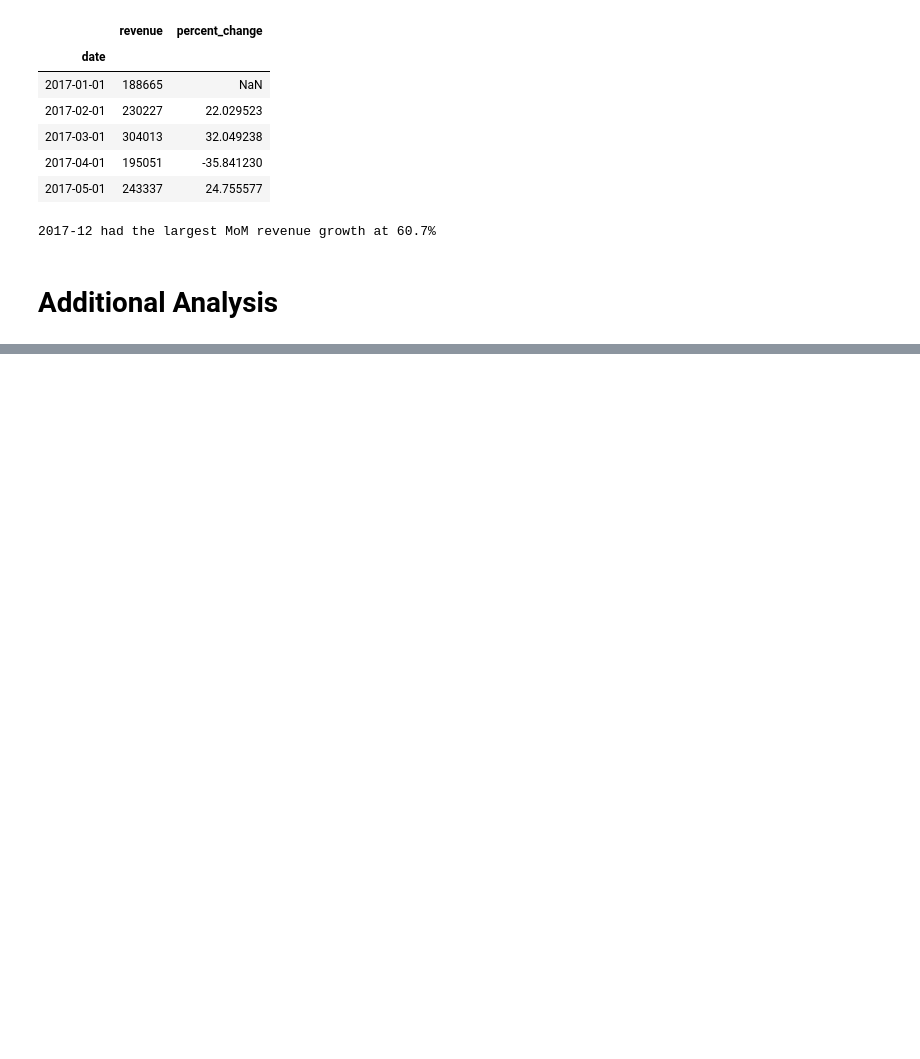
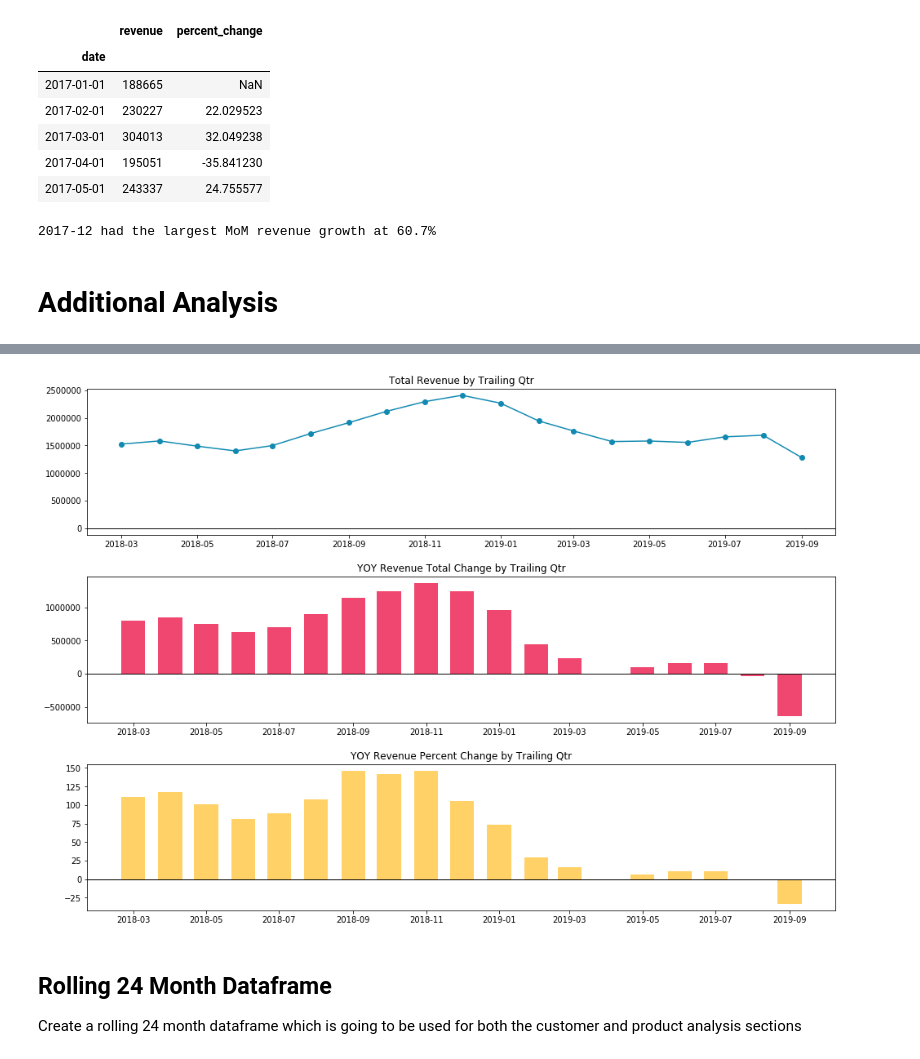
Before and after one commit to admiral810/data_sample_analysis, a Jupyter notebook: data_analysis_notebook.ipynb, the cells around one changed output, grey strips where cells are left out. Saved outputs shown, nothing was run; the diff lists cells and outputs as text; code cells hidden in the pictures; blank space fills up the shorter version.

```diff
--- a/data_analysis_notebook.ipynb
+++ b/data_analysis_notebook.ipynb
@@ -289,0 +298,9 @@ print(f"{highest_month_chg} had the largest MoM revenue growth at {round(max_rev
+# %%
+# create dataframe with rolling qtr revenue
+qtr_df = df.pivot_table(index='date', aggfunc={'revenue': 'sum'}).fillna(0)
+qtr_df['trailing_qtr_rev'] = qtr_df.rolling(3).sum().fillna(0)
+qtr_df['yoy_qtr_rev_change'] = qtr_df['trailing_qtr_rev'] - qtr_df['trailing_qtr_rev'].shift(12)
+qtr_df['yoy_qtr_rev_change_perc'] = (qtr_df['trailing_qtr_rev'] / qtr_df['trailing_qtr_rev'].shift(12) - 1) * 100
+
+print("NaN are expected as there wouldn't be same periods the year prior for the earliest months in the dataset")
+qtr_df.head()
@@ -289,0 +316,11 @@ print(f"{highest_month_chg} had the largest MoM revenue growth at {round(max_rev
+# %%
+# limit to periods that have YOY comps
+trim_qtr_df = qtr_df[14:].reset_index()
+
+# change index to year and month only
+trim_qtr_df['year_month_label'] = trim_qtr_df['date'].dt.to_period('m')
+
+# create csv
+trim_qtr_df.to_csv("data_exports/overall_qtr_sales.csv", index=False)
+
+trim_qtr_df.head()
@@ -289,0 +334,30 @@ print(f"{highest_month_chg} had the largest MoM revenue growth at {round(max_rev
+# %%
+import warnings
+warnings.simplefilter(action='ignore', category=FutureWarning)
+colors = ["#118AB2", "#EF476F", "#FFD166", "#06D6A0", "#EE754D", "#002E99"]
+
+# plot rolling quarters
+fig, axs = plt.subplots(3)
+fig.set_size_inches(14, 10)
+fig.tight_layout(pad=3)
+
+axs[0].plot(trim_qtr_df['date'], trim_qtr_df['trailing_qtr_rev'], color=colors[0], marker="o")
+axs[0].set_title("Total Revenue by Trailing Qtr")
+
+axs[1].bar(trim_qtr_df['date'], trim_qtr_df['yoy_qtr_rev_change'], color=colors[1], width=20)
+axs[1].set_title("YOY Revenue Total Change by Trailing Qtr")
+
+axs[2].bar(trim_qtr_df['date'], trim_qtr_df['yoy_qtr_rev_change_perc'], color=colors[2], width=20)
+axs[2].set_title("YOY Revenue Percent Change by Trailing Qtr")
+
+
+# add horizontal line at 0 for all axes
+for x in range(len(axs)):
+    axs[x].axhline(y=0, color='black', linewidth=1)
+
+plt.show()
+# %% [output]
+[figure, added]
+# %% [markdown]
+## Rolling 24 Month Dataframe
+Create a rolling 24 month dataframe which is going to be used for both the customer and product analysis sections
```
Also changed, not shown: parts of 37 cells of this notebook, 2 other files.
